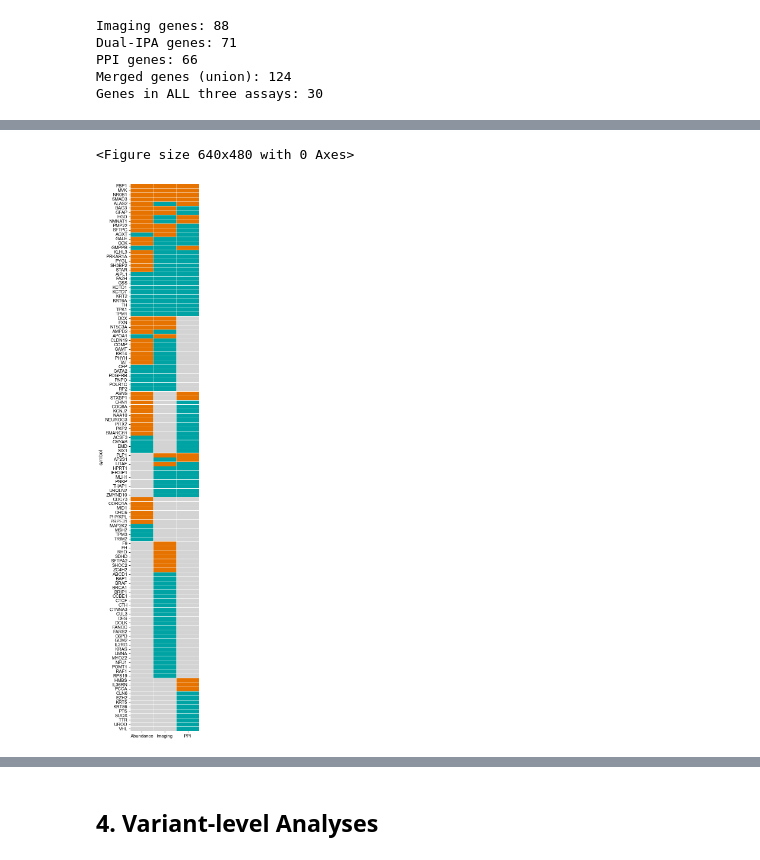
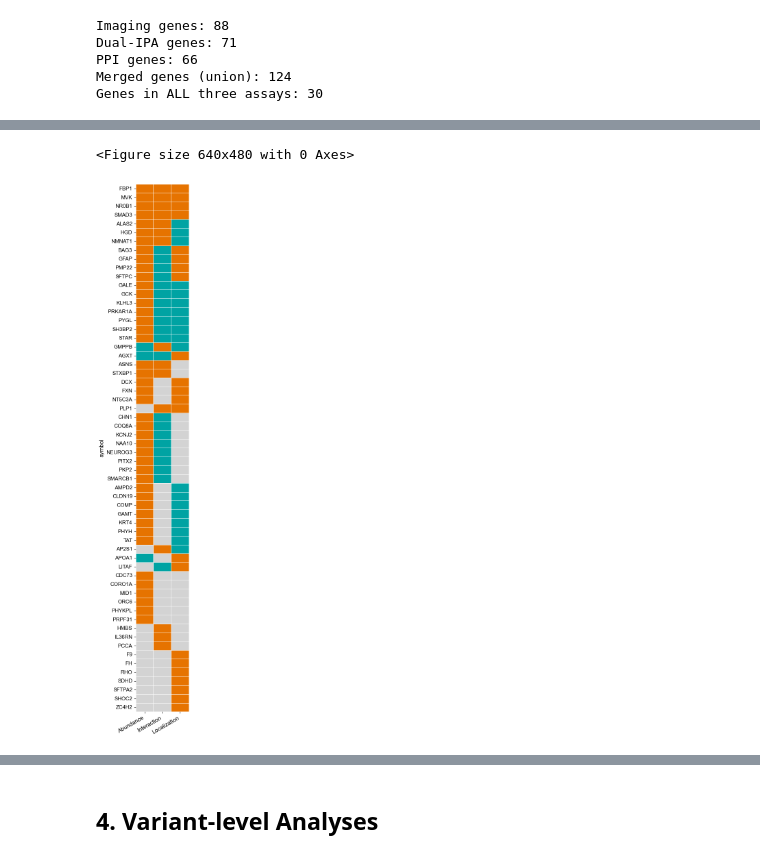
Before and after one commit to broadinstitute/2025_Pillar_VarChAMP, a Jupyter notebook: 3_integrated_assay_analyses/2_analyses/0_integrative_assay_summary.ipynb, the cells around one changed output, grey strips where cells are left out. Drawn from its saved outputs; the diff is of its cells as text; code cells hidden in the pictures.

Commit message:
Clean up the code notebooks and files to generate figures for Pillar Manuscript

```diff
--- a/3_integrated_assay_analyses/2_analyses/0_integrative_assay_summary.ipynb
+++ b/3_integrated_assay_analyses/2_analyses/0_integrative_assay_summary.ipynb
@@ -511,58 +503,130 @@ plt.clf()
 heatmap_data = merged_genes_any_path.loc[:,["Passes_Threshold_dualipa", "Passes_Threshold_imaging", "Passes_Threshold"]].rename(
     {
         "Passes_Threshold_dualipa": "Abundance",
-        "Passes_Threshold_imaging": "Imaging",
-        "Passes_Threshold": "PPI"
+        "Passes_Threshold_imaging": "Localization",
+        "Passes_Threshold": "Interaction"
     }, axis=1
 ).copy()
 
 heatmap_data["Row_NA_sum"] = heatmap_data.isna().sum(axis=1)
-heatmap_data["Row_Sum"] = heatmap_data[["Abundance","Imaging","PPI"]].sum(axis=1)
+heatmap_data["Row_Sum"] = heatmap_data[["Abundance","Localization","Interaction"]].sum(axis=1)
 heatmap_data["Row_Abun"] = heatmap_data[["Abundance"]].isna()
-heatmap_data["Row_Img"] = heatmap_data[["Imaging"]].isna()
-heatmap_data["Row_PPI"] = heatmap_data[["PPI"]].isna()
+heatmap_data["Row_Img"] = heatmap_data[["Localization"]].isna()
+heatmap_data["Row_PPI"] = heatmap_data[["Interaction"]].isna()
 
 heatmap_data["Gene"] = heatmap_data.index
 
-heatmap_data = heatmap_data.sort_values(
-    by=["Row_NA_sum", "Row_Abun", "Row_Img", "Row_PPI", "Row_Sum", "Gene"], ##,
-    ascending=[True, True, True, True, False, True]
+# Define pattern priority (lower = sorted first)
+pattern_priority = {
+    (True, True, True): 0,    # all three
+    (True, True, False): 1,   # Abun + Img
+    (True, False, True): 2,   # Abun + PPI
+    (False, True, True): 3,   # Img + PPI
+    (True, False, False): 4,  # Abun only
+    (False, True, False): 5,  # Img only
+    (False, False, True): 6,  # PPI only
+    (False, False, False): 7, # none
+}
+
+heatmap_data["pattern_rank"] = heatmap_data.apply(
+    lambda r: pattern_priority.get(
+        (bool(r["Abundance"]) if pd.notna(r["Abundance"]) else False,
+         bool(r["Interaction"]) if pd.notna(r["Interaction"]) else False,
+         bool(r["Localization"]) if pd.notna(r["Localization"]) else False),
+        99
+    ),
+    axis=1
 )
 
+# NA pattern: True = has data, False = is NA
+na_pattern_priority = {
+    (True, True, True): 0,    # all have data
+    (True, True, False): 1,   # Abun + Img have data
+    (True, False, True): 2,   # Abun + PPI have data
+    (False, True, True): 3,   # Img + PPI have data
+    (True, False, False): 4,  # Abun only
+    (False, True, False): 5,  # Img only
+    (False, False, True): 6,  # PPI only
+    (False, False, False): 7, # all NA
+}
+
+heatmap_data["na_pattern_rank"] = heatmap_data.apply(
+    lambda r: na_pattern_priority.get(
+        (pd.notna(r["Abundance"]),
+         pd.notna(r["Interaction"]),
+         pd.notna(r["Localization"])),
+        99
+    ),
+    axis=1
+)
+
+heatmap_data = heatmap_data.sort_values(
+    by=["Row_NA_sum", "Row_Sum", "pattern_rank", "na_pattern_rank"],
+    ascending=[True, False, True, True]
+).drop(columns="pattern_rank")
+
+# heatmap_data = heatmap_data.sort_values(
+#     by=["Row_NA_sum", "Row_Abun", "Row_Img", "Row_PPI", "Row_Sum"], ##,
+#     ascending=[True, True, True, True, False]
+# )
+
 # Create mask AFTER sorting
-mask = heatmap_data[["Abundance", "Imaging", "PPI"]].isna()
+mask = heatmap_data[["Abundance", "Localization", "Interaction"]].isna()
 
 # Convert boolean to int, but keep NaN as NaN initially
-heatmap_data_filled = heatmap_data[["Abundance", "Imaging", "PPI"]].astype(float)  # Keep as float to preserve NaN
+heatmap_data_filled = heatmap_data[heatmap_data["Row_Sum"]>0][["Abundance", "Interaction", "Localization"]].astype(float)  # Keep as float to preserve NaN
 
 # Create custom colormap: blue for False (0), red for True (1)
 colors = ['#00A3A3', '#E67300']  # blue, red
 custom_cmap = ListedColormap(colors)
 
 # Set the bad color (for masked values) to light grey
 custom_cmap.set_bad(color='lightgrey')
 
-fig, ax = plt.subplots(1,1,figsize=(3,24))
+fig, ax = plt.subplots(1,1,figsize=(2,20))
 sns.heatmap(heatmap_data_filled,
             # mask=panel1_mask,
             cmap=custom_cmap,
             # square=True,
             cbar=False,
             linewidths=0.5,
             linecolor='white',
             ax=ax,
             yticklabels=True,
             vmin=0, vmax=1
 )
-# plt.tight_layout()
+ax.set_xticklabels(ax.get_xticklabels(), fontsize=12, rotation=30, ha="right")
 fig.savefig(
     f"../3_outputs/pillar_manuscript_figures/assay_hit_per_gene.svg",
     format='svg',
     dpi=400,
     bbox_inches='tight',
     transparent=True
 )
+
+heatmap_data_filled_nohit = heatmap_data[heatmap_data["Row_Sum"]==0][["Abundance", "Interaction", "Localization"]].astype(float)  # Keep as float to preserve NaN
+
+fig2, ax2 = plt.subplots(1,1,figsize=(2,20))
+sns.heatmap(heatmap_data_filled_nohit,
+            # mask=panel1_mask,
+            cmap=custom_cmap,
+            # square=True,
+            cbar=False,
+            linewidths=0.5,
+            linecolor='white',
+            ax=ax2,
+            yticklabels=True,
+            vmin=0, vmax=1
+)
+ax2.set_xticklabels(ax2.get_xticklabels(), fontsize=12, rotation=30, ha="right")
+fig2.savefig(
+    f"../3_outputs/pillar_manuscript_figures/supp_assay_nonhit_per_gene.svg",
+    format='svg',
+    dpi=400,
+    bbox_inches='tight',
+    transparent=True
+)
 plt.show()
 # %% [output]
 <Figure size 640x480 with 0 Axes>
-[figure, old version]
+[figure, new version]
```
Also changed, not shown: parts of 14 cells of this notebook, 14 other files.
